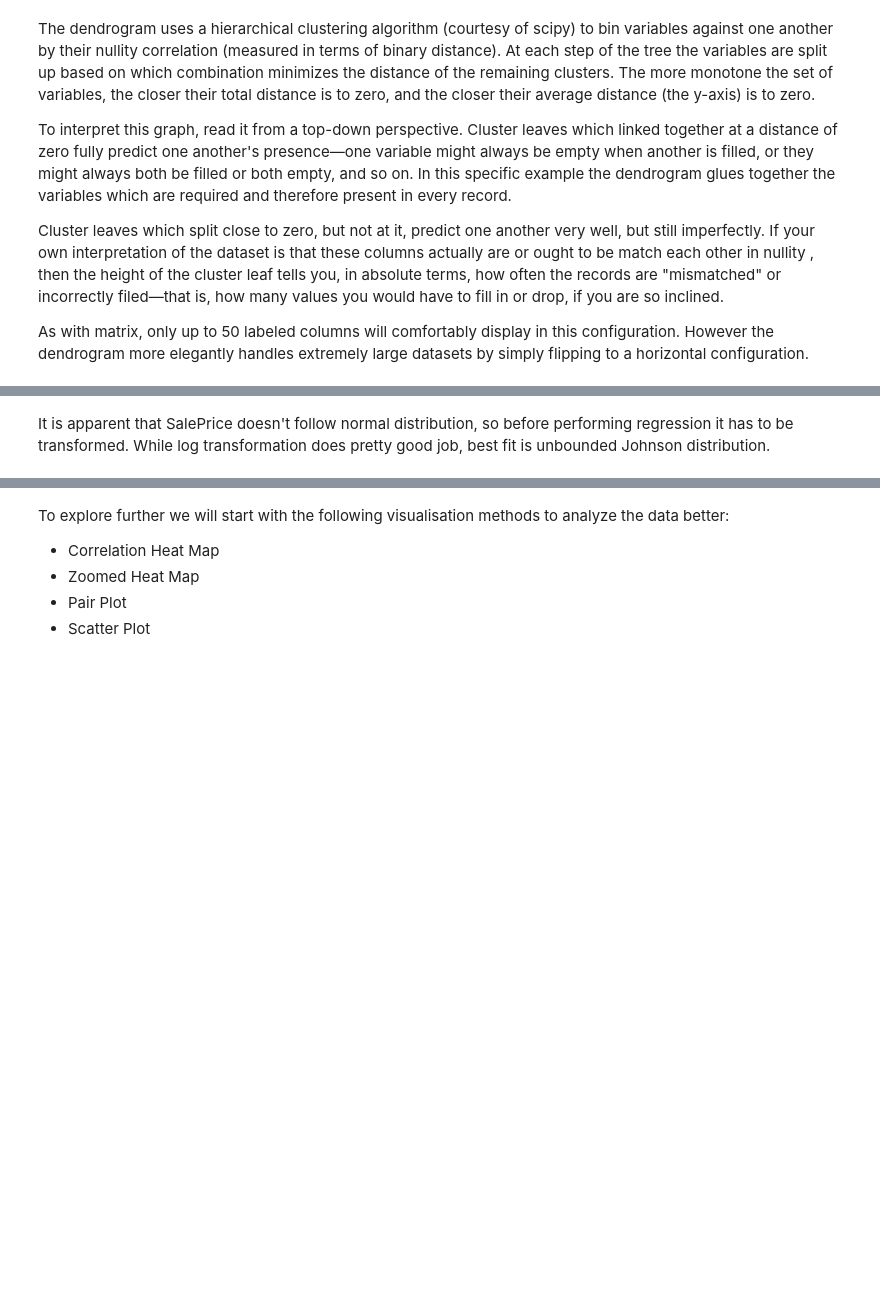
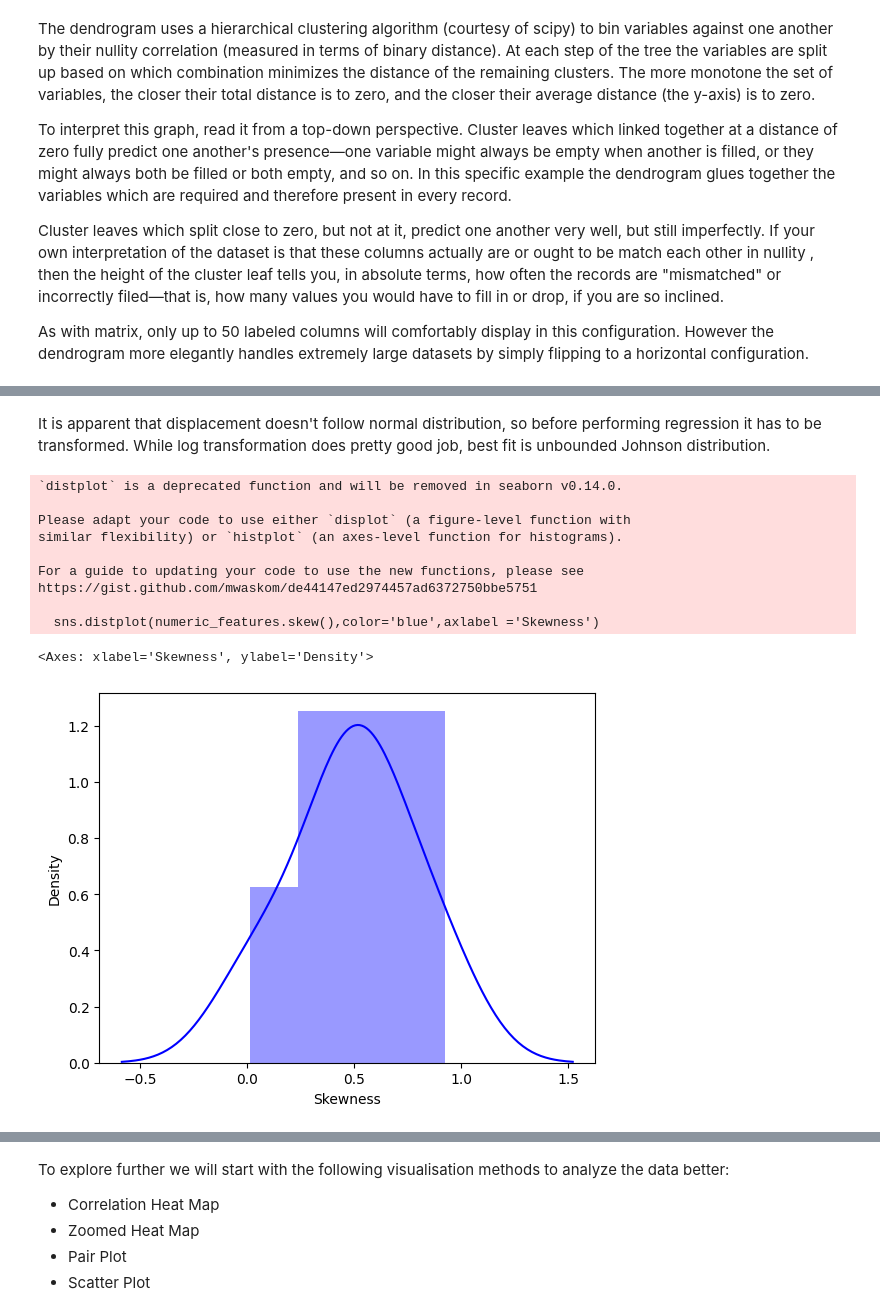
Before and after one commit to mariaingold/EDA_AutoMPG, a Jupyter notebook: 2_AutoMPG_EDA.ipynb, the cells around one changed output, grey strips where cells are left out. Saved outputs shown, nothing was run; the diff lists cells and outputs as text; code cells hidden in the pictures; blank space fills up the shorter version.

```diff
--- a/2_AutoMPG_EDA.ipynb
+++ b/2_AutoMPG_EDA.ipynb
@@ -179,6 +247,18 @@ sns.distplot(y, kde=False, fit=st.lognorm)
 # %% [markdown]
-It is apparent that SalePrice doesn't follow normal distribution, so before performing regression it has to be transformed. While log transformation does pretty good job, best fit is unbounded Johnson distribution.
+It is apparent that displacement doesn't follow normal distribution, so before performing regression it has to be transformed. While log transformation does pretty good job, best fit is unbounded Johnson distribution.
 # %%
-sns.distplot(train.skew(),color='blue',axlabel ='Skewness')
+sns.distplot(numeric_features.skew(),color='blue',axlabel ='Skewness')
+# %% [output]
+`distplot` is a deprecated function and will be removed in seaborn v0.14.0.
+
+Please adapt your code to use either `displot` (a figure-level function with
+similar flexibility) or `histplot` (an axes-level function for histograms).
+
+For a guide to updating your code to use the new functions, please see
+https://gist.github.com/mwaskom/de44147ed2974457ad6372750bbe5751
+
+  sns.distplot(numeric_features.skew(),color='blue',axlabel ='Skewness')
+<Axes: xlabel='Skewness', ylabel='Density'>
+[figure, added]
 # %%
 plt.figure(figsize = (12,8))
```
Also changed, not shown: parts of 43 cells of this notebook.
